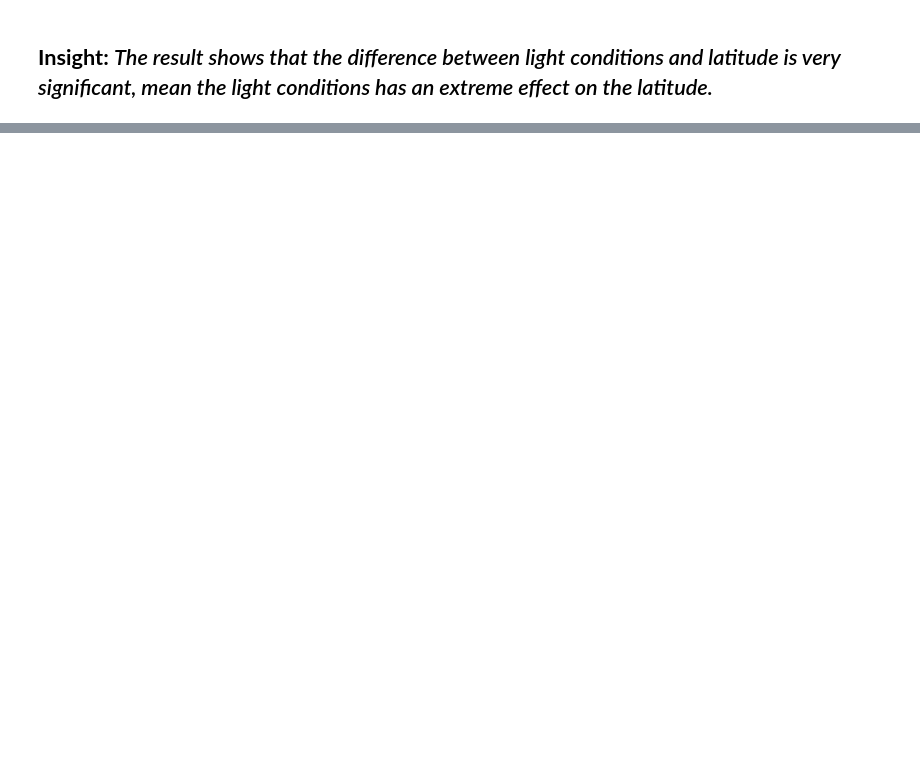
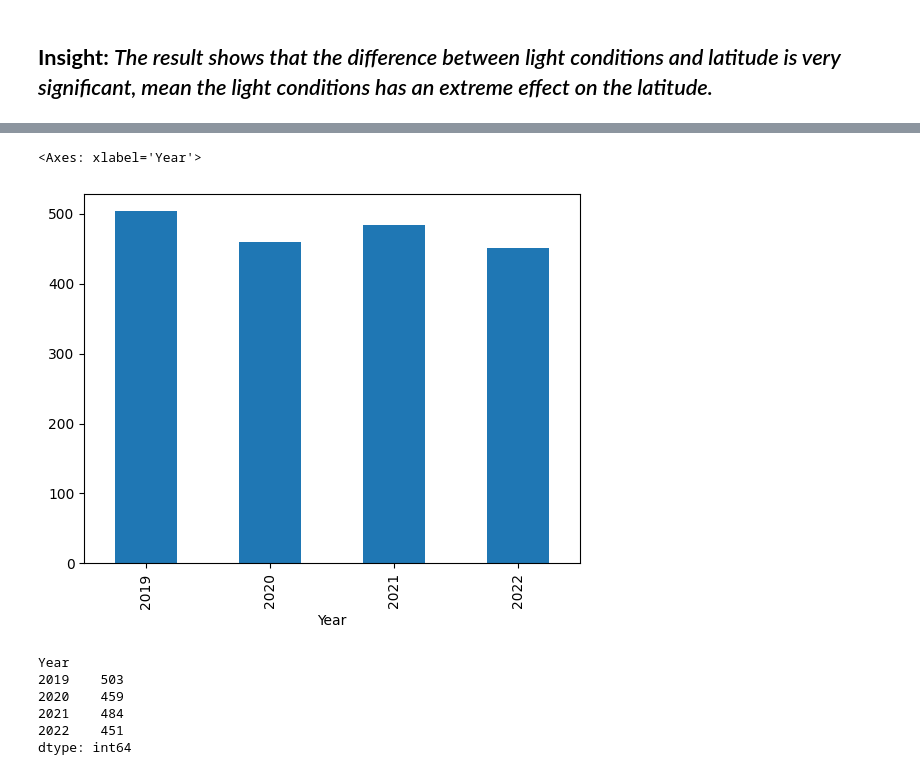
Before and after one commit to LuwhennLoren/sir-mesiera, a Jupyter notebook: Activity2.ipynb, the cells around one changed output, grey strips where cells are left out. Drawn from its saved outputs; the diff is of its cells as text; code cells hidden in the pictures; blank space fills up the shorter version.

```diff
--- a/Activity2.ipynb
+++ b/Activity2.ipynb
@@ -32,0 +36,4 @@ ukroadaccident
+# %%
+ukroadaccident['Accident Date'] = ukroadaccident['Accident Date'].astype('str')
+ukroadaccident['Accident Date'] = ukroadaccident['Accident Date'].str.strip()
+ukroadaccident['Accident Date'] = ukroadaccident['Accident Date'].str.replace('/', '-')
@@ -33,3 +46,9 @@ ukroadaccident
+# %%
+ukroadaccident['Year'] = ukroadaccident['Accident Date'].dt.year
+ukroadaccident['Month_Number'] = ukroadaccident['Accident Date'].dt.month
+ukroadaccident['Month'] = ukroadaccident['Accident Date'].dt.month_name()
+ukroadaccident['Day'] = ukroadaccident['Accident Date'].dt.day
+ukroadaccident['DayofWeek'] = ukroadaccident['Accident Date'].dt.dayofweek  # Monday=0, Sunday=6
 # %% [markdown]
 <hr>
 <h1>---Checking for Null Values---</h1>
@@ -152,13 +164,0 @@ ukroadaccident['Accident Date'] = pd.to_datetime(ukroadaccident['Accident Date']
-# %%
-ukroadaccident['Index'] = ukroadaccident['Index'].astype('category')
-ukroadaccident['Accident_Severity'] = ukroadaccident['Accident_Severity'].astype('category')
-ukroadaccident['Accident Date'] = ukroadaccident['Accident Date'].astype('datetime64[ns]')
-ukroadaccident['Light_Conditions'] = ukroadaccident['Light_Conditions'].astype('category')
-ukroadaccident['District Area'] = ukroadaccident['District Area'].astype('category')
-ukroadaccident['Road_Surface_Conditions'] = ukroadaccident['Road_Surface_Conditions'].astype('category')
-ukroadaccident['Road_Type'] = ukroadaccident['Road_Type'].astype('category')
-ukroadaccident['Urban_or_Rural_Area'] = ukroadaccident['Urban_or_Rural_Area'].astype('category')
-ukroadaccident['Weather_Conditions'] = ukroadaccident['Weather_Conditions'].astype('category')
-ukroadaccident['Vehicle_Type'] = ukroadaccident['Vehicle_Type'].astype('category')
-ukroadaccident['Month'] = ukroadaccident['Month'].astype('category')
-ukroadaccident['Year'] = ukroadaccident['Year'].astype('category')
@@ -345,0 +605,16 @@ pvalue
+# %%
+york = ukroadaccident[ukroadaccident['District Area'] == 'York']
+york.groupby('Year').size().plot(kind='bar')
+# %% [output]
+<Axes: xlabel='Year'>
+[figure, added]
+# %%
+york = ukroadaccident[ukroadaccident['District Area'] == 'York']
+york.groupby('Year').size()
+# %% [output]
+Year
+2019    503
+2020    459
+2021    484
+2022    451
+dtype: int64
```
Also changed, not shown: parts of 67 cells of this notebook.
